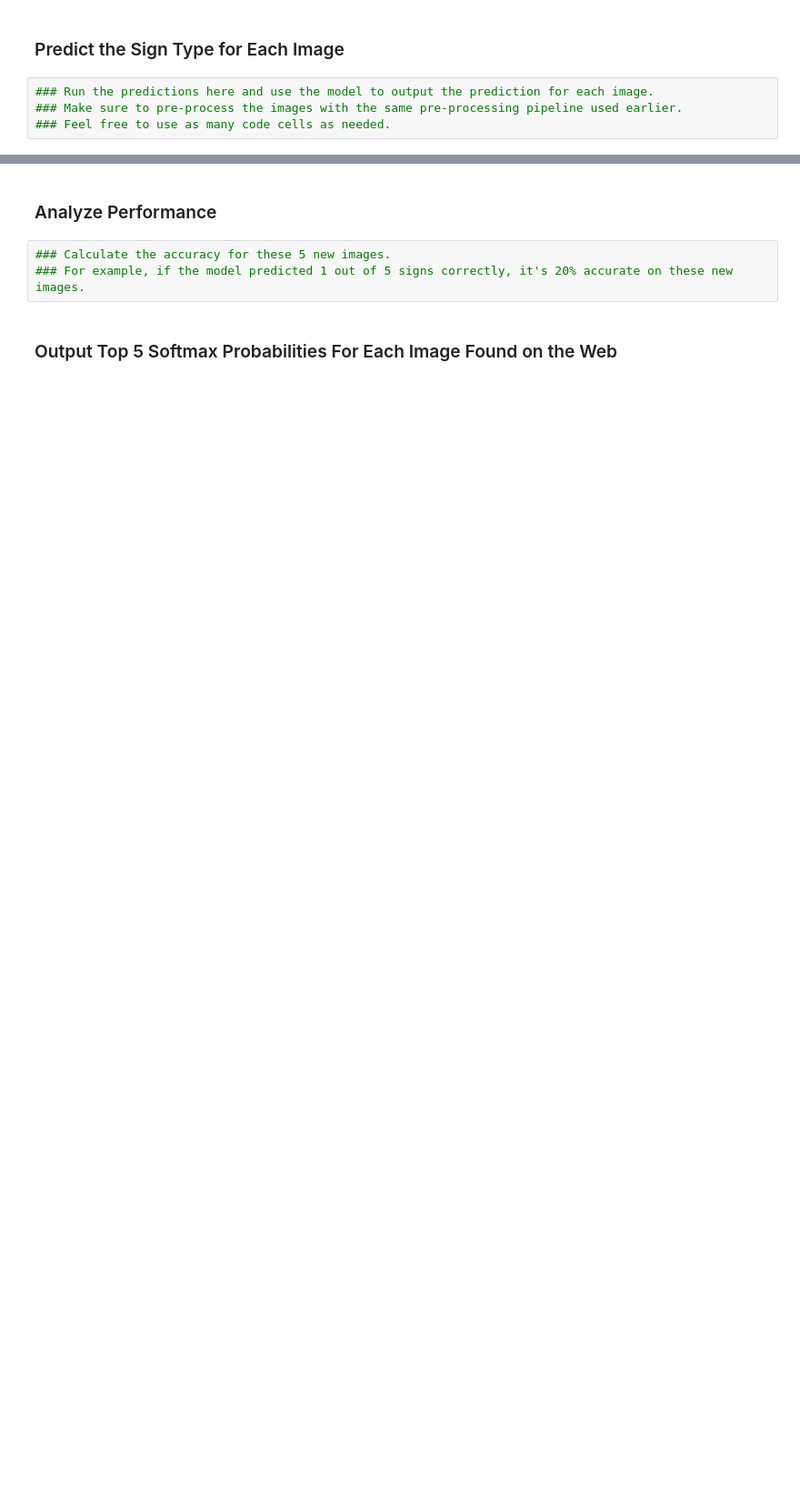
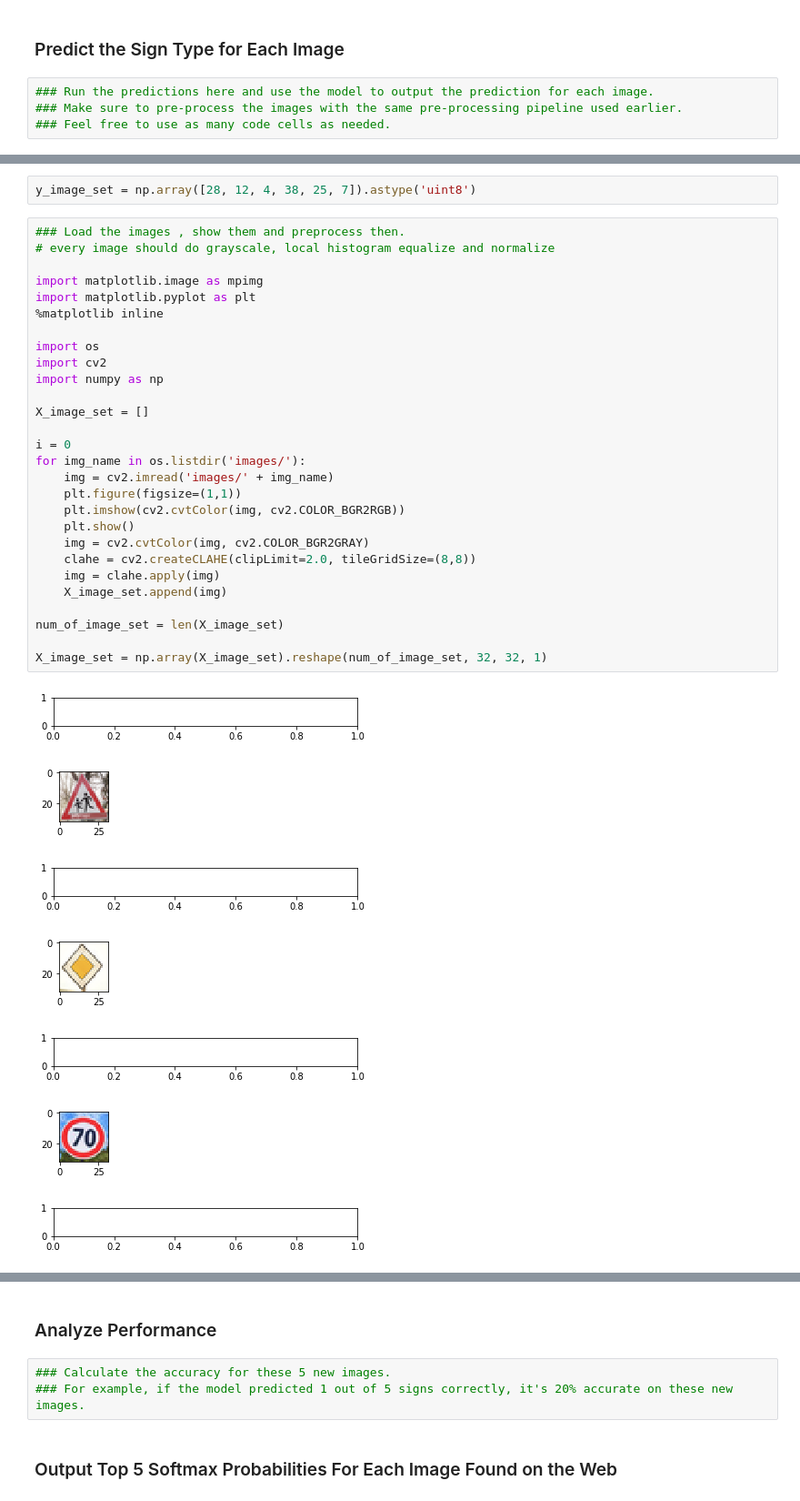
Before and after one commit to fevemania/CarND-Traffic-Sign-Classifier-Project, a Jupyter notebook: Traffic_Sign_Classifier.ipynb, the cells around one changed output, grey strips where cells are left out. Shown: that part at 91% size. Drawn from its saved outputs; the diff is of its cells as text; blank space fills up the shorter version.

```diff
--- a/Traffic_Sign_Classifier.ipynb
+++ b/Traffic_Sign_Classifier.ipynb
@@ -835,0 +693,38 @@ You may find `signnames.csv` useful as it contains mappings from the class id (i
+# %%
+y_image_set = np.array([28, 12, 4, 38, 25, 7]).astype('uint8')
+# %%
+### Load the images , show them and preprocess then.
+# every image should do grayscale, local histogram equalize and normalize
+
+import matplotlib.image as mpimg
+import matplotlib.pyplot as plt
+%matplotlib inline
+
+import os
+import cv2
+import numpy as np
+
+X_image_set = []
+
+i = 0
+for img_name in os.listdir('images/'):
+    img = cv2.imread('images/' + img_name)
+    plt.figure(figsize=(1,1))
+    plt.imshow(cv2.cvtColor(img, cv2.COLOR_BGR2RGB))
+    plt.show()
+    img = cv2.cvtColor(img, cv2.COLOR_BGR2GRAY)
+    clahe = cv2.createCLAHE(clipLimit=2.0, tileGridSize=(8,8))
+    img = clahe.apply(img)
+    X_image_set.append(img)
+
+num_of_image_set = len(X_image_set)
+
+X_image_set = np.array(X_image_set).reshape(num_of_image_set, 32, 32, 1)
+# %% [output]
+[figure, added]
+[figure, added]
+[figure, added]
+[figure, added]
+[figure, added]
+[figure, added]
+[figure, added]
```
Also changed, not shown: parts of 88 cells of this notebook, 6 other files.
